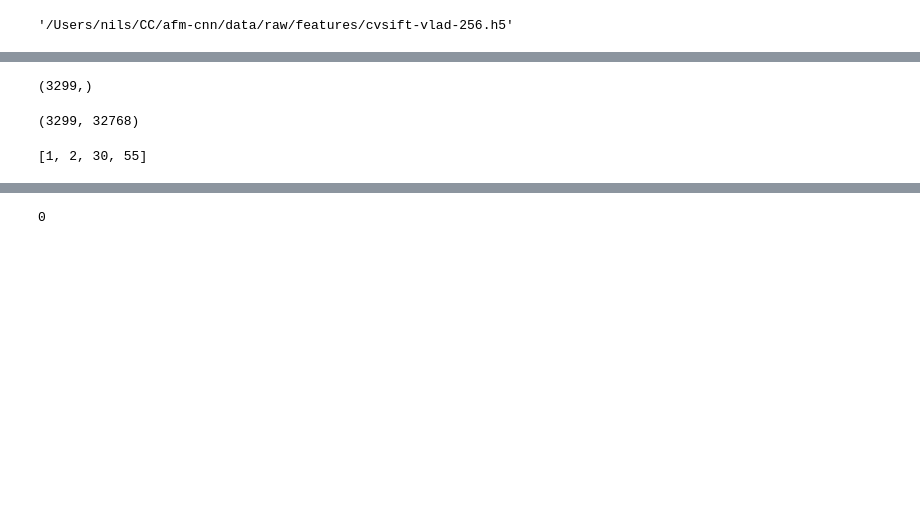
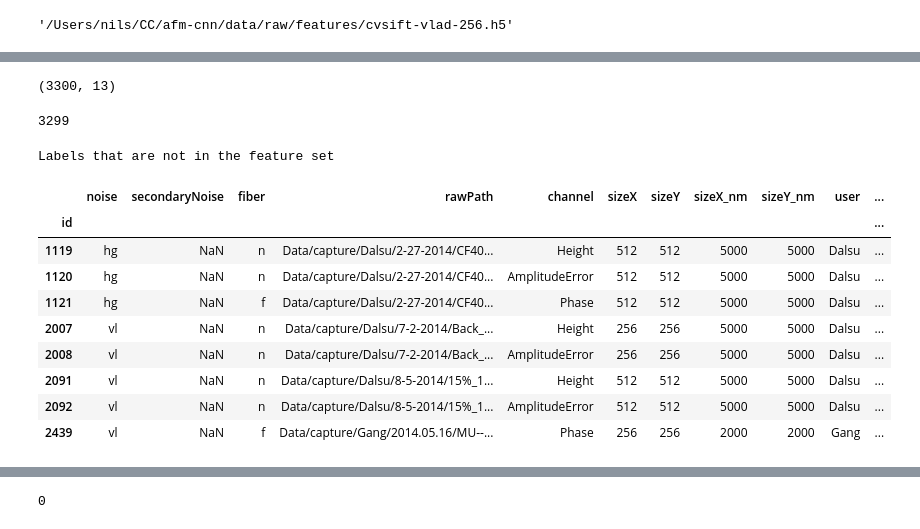
Before and after one commit to Imperssonator/afm-cnn, a Jupyter notebook: scripts/test_svm.ipynb, the cells around one changed output, grey strips where cells are left out. Drawn from its saved outputs; the diff is of its cells as text; code cells hidden in the pictures; blank space fills up the shorter version.

```diff
--- a/scripts/test_svm.ipynb
+++ b/scripts/test_svm.ipynb
@@ -25,13 +48,25 @@ Exception: Data must be 1-dimensional
-# %%
-keys.shape
-# %% [output]
-(3299,)
-# %%
-features.shape
-# %% [output]
-(3299, 32768)
-# %%
-kk=[1, 2, 30, 55]
-[int(s) for s in [str(k) for k in kk]]
-# %% [output]
-[1, 2, 30, 55]
+# %%
+dfmg = pd.read_csv('/Users/nils/CC/afm-cnn/data/afm_new/afm_clean.csv')
+dfmg_id = dfmg.set_index('id')
+dfmg.shape
+# %% [output]
+(3300, 13)
+# %%
+len(keys)
+# %% [output]
+3299
+# %%
+print('Labels that are not in the feature set')
+dfmg_id.loc[np.setdiff1d(dfmg.id.values,keys.astype(int))]
+# %% [output]
+Labels that are not in the feature set
+|  | noise | secondaryNoise | fiber | rawPath | channel | sizeX | sizeY | sizeX_nm | sizeY_nm | user | ... |
+| id |  |  |  |  |  |  |  |  |  |  | ... |
+| 1119 | hg | NaN | n | Data/capture/Dalsu/2-27-2014/CF40... | Height | 512 | 512 | 5000 | 5000 | Dalsu | ... |
+| 1120 | hg | NaN | n | Data/capture/Dalsu/2-27-2014/CF40... | AmplitudeError | 512 | 512 | 5000 | 5000 | Dalsu | ... |
+| 1121 | hg | NaN | f | Data/capture/Dalsu/2-27-2014/CF40... | Phase | 512 | 512 | 5000 | 5000 | Dalsu | ... |
+| 2007 | vl | NaN | n | Data/capture/Dalsu/7-2-2014/Back_... | Height | 256 | 256 | 5000 | 5000 | Dalsu | ... |
+| 2008 | vl | NaN | n | Data/capture/Dalsu/7-2-2014/Back_... | AmplitudeError | 256 | 256 | 5000 | 5000 | Dalsu | ... |
+| 2091 | vl | NaN | n | Data/capture/Dalsu/8-5-2014/15%_1... | Height | 512 | 512 | 5000 | 5000 | Dalsu | ... |
+| 2092 | vl | NaN | n | Data/capture/Dalsu/8-5-2014/15%_1... | AmplitudeError | 512 | 512 | 5000 | 5000 | Dalsu | ... |
+| 2439 | vl | NaN | f | Data/capture/Gang/2014.05.16/MU--... | Phase | 256 | 256 | 2000 | 2000 | Gang | ... |
```
Also changed, not shown: parts of 9 cells of this notebook, 2 other files.
